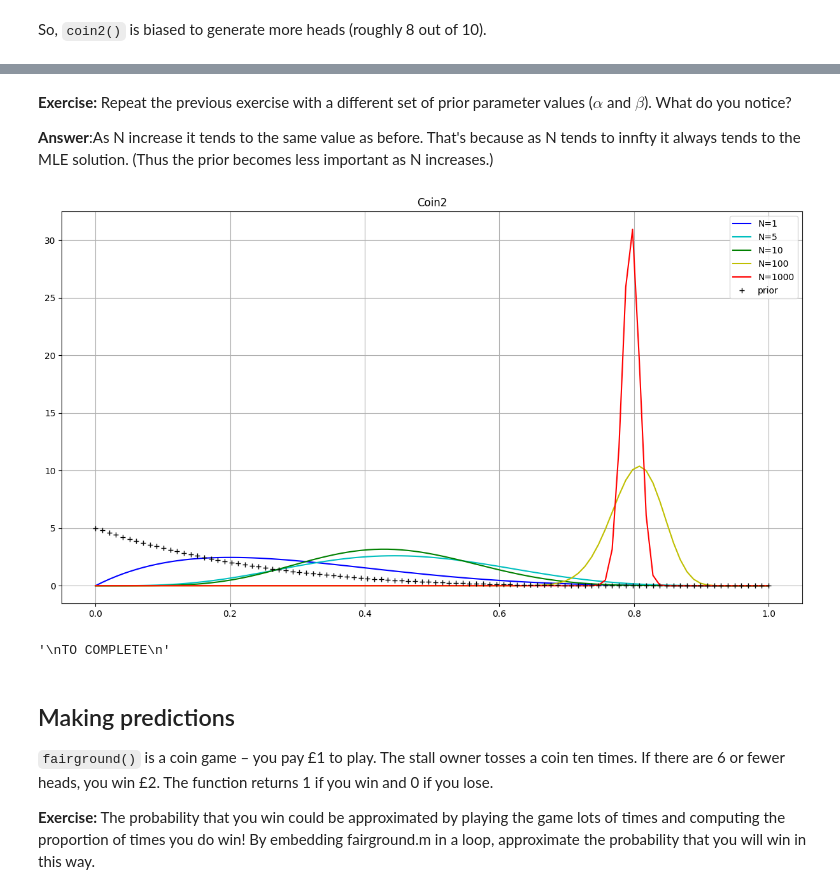
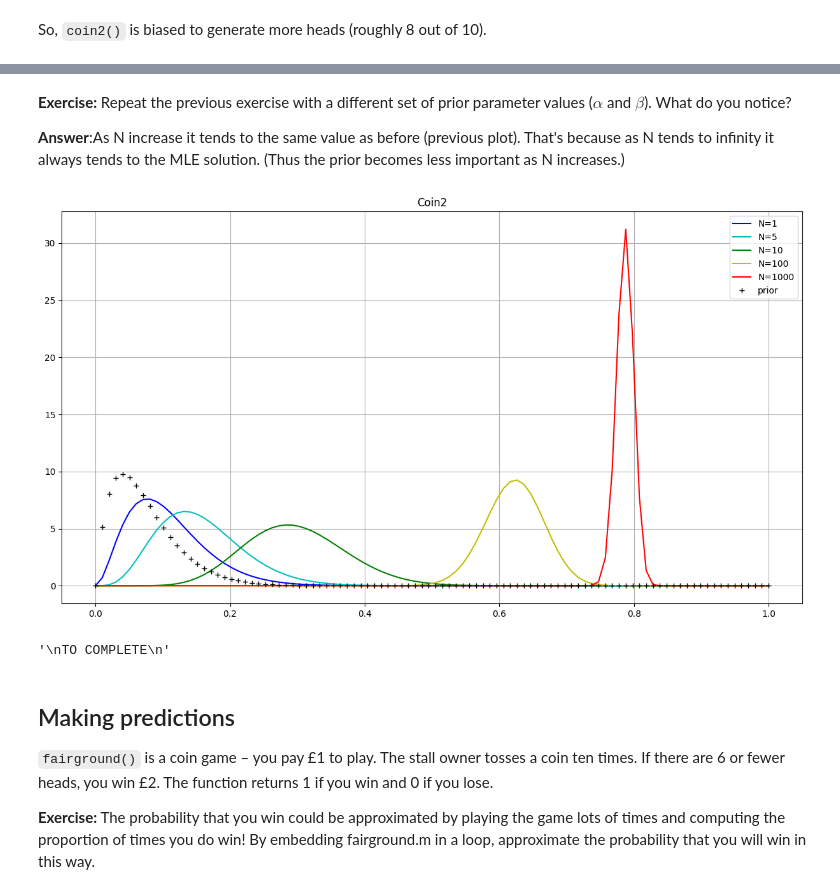
Before and after one commit to francdente/asi-labs, a Jupyter notebook: lab_week1-public/Coin_Toss_Experiment.ipynb, the cells around one changed output, grey strips where cells are left out. Cells and saved outputs as stored; diff of their text form; code cells hidden in the pictures.

```diff
--- a/lab_week1-public/Coin_Toss_Experiment.ipynb
+++ b/lab_week1-public/Coin_Toss_Experiment.ipynb
@@ -140,32 +163,32 @@ plt.show()
 Repeat the previous exercise with a different set of prior parameter values ($\alpha$ and $\beta$). What
 do you notice?
 
-**Answer**:As N increase it tends to the same value as before. That's because as N tends to innfty it always tends to the MLE solution. (Thus the prior becomes less important as N increases.)
+**Answer**:As N increase it tends to the same value as before (previous plot). That's because as N tends to infinity it always tends to the MLE solution. (Thus the prior becomes less important as N increases.)
 # %%
 N = [1, 5, 10, 100, 1000]
 cs = ['b', 'c', 'g', 'y', 'r']
-a = 1
-b = 5
+a = 2
+b = 25
 
 x = np.linspace(0, 1, 100)
 plt.figure(figsize=(15,8))
 for i,n in enumerate(N):
     # Compute the posterior distribution for coin2 given 'n' tosses
     yN1 = coin2(n)# TO COMPLETE
     gamma = yN1 + a # TO COMPLETE
     delta = b + n - yN1 # TO COMPLETE
     plt.plot(x, beta.pdf( x, gamma, delta ),color=cs[i], label="N="+str(n)) # TO COMPLETE
 
 plt.plot(x, beta.pdf( x, a, b ),'k+', label='prior') # TO COMPLETE
 plt.title("Coin2")
 plt.legend()
 plt.grid()
 plt.show()
 """
 TO COMPLETE
 """
 # %% [output]
-[figure, old version]
+[figure, new version]
 '\nTO COMPLETE\n'
 # %% [markdown]
 ## Making predictions
```
Also changed, not shown: parts of 12 cells of this notebook, 1 other file.
